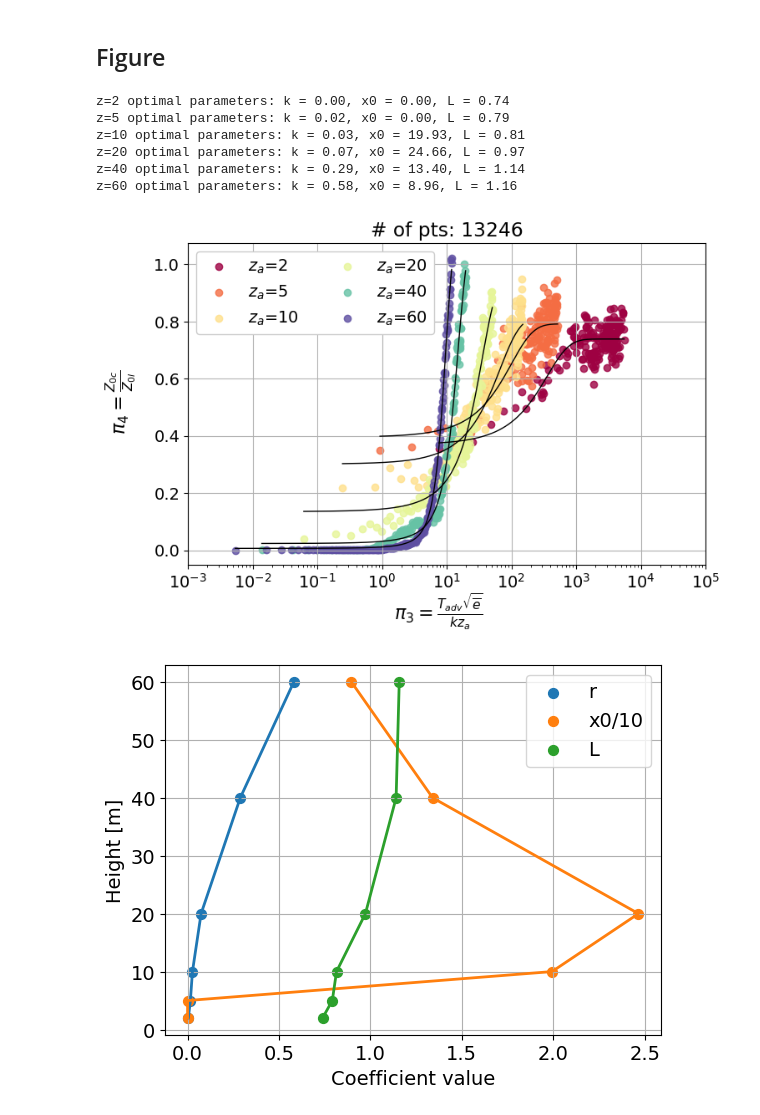
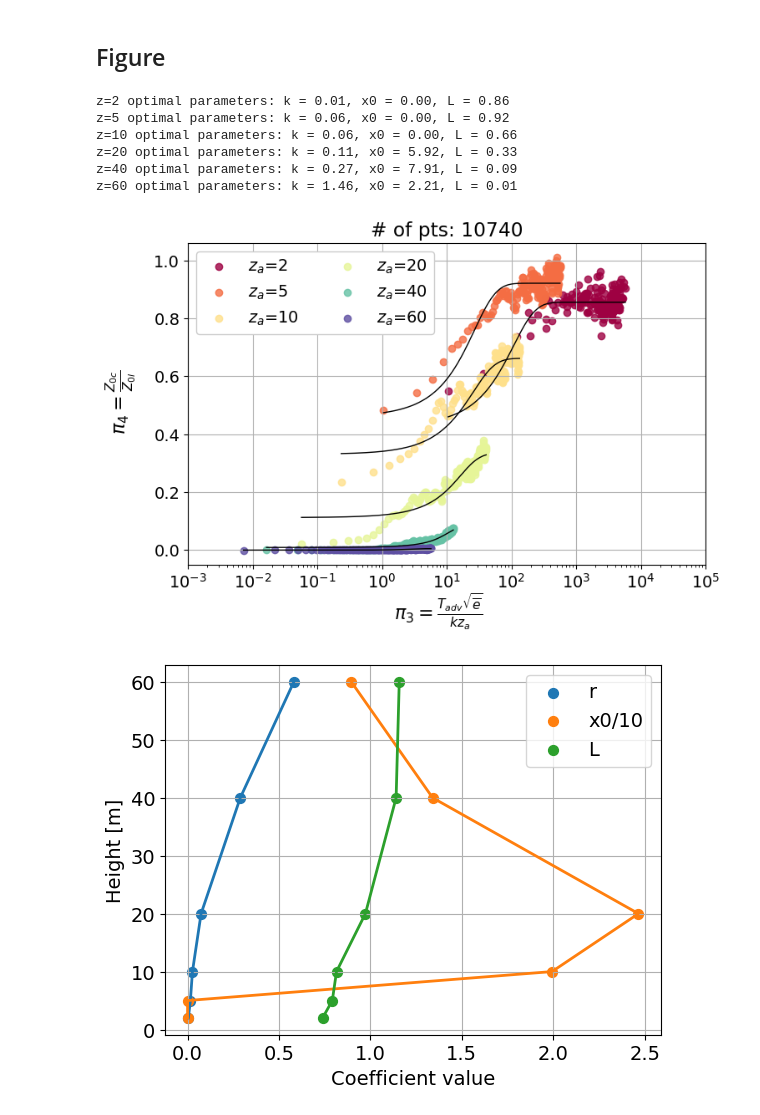
Before and after one commit to jameshlywiak/ABL-surface-layer, a Jupyter notebook: umn_LES.ipynb, the cells around one changed output. Saved outputs shown, nothing was run; the diff lists cells and outputs as text; code cells hidden in the pictures.

```diff
--- a/umn_LES.ipynb
+++ b/umn_LES.ipynb
@@ -14,6 +14,6 @@ from scipy.stats import norm
 # %% [markdown]
 # Read in LES
 # %%
-LES_data = 'MidPlane_means.csv'
+LES_data = 'MidPlane_means_HighWind_lowTGrad.csv'
 # %%
 LES_df = pd.read_csv(LES_data)
@@ -884,11 +886,12 @@ X, Z = np.meshgrid(ds.X_coast, ds.Height)
 tke = ds.TKE
 tadv = (X/ds.hwsp)
 z0_land = 1
-z0_water = 0
+z0_water = 1e-4
 
 pi1 = ((tadv**1)*(tke**(1/2))/(vonk*Z)).where(mask, drop=True)
 #pi2 = ((z0_land - ds.z0)/(z0_land - z0_water)).where(mask, drop=True)
-pi2 = (ds.z0/z0_land).where(mask, drop=True)
+#pi2 = (ds.z0/z0_land).where(mask, drop=True)
+pi2 = (1-(z0_land - ds.z0)/(z0_land - z0_water)).where(mask, drop=True)
 
 N = len(qheight)
 cmap = cm.Spectral
@@ -929,47 +932,47 @@ for q,h in enumerate(qheight):
     #print(f"z={h} optimal parameters: a = {popt[q,0]:.2f}, k = {popt[q,1]:.2f}, x0 = {popt[q,2]:.2f}, L = {popt[q,3]:.2f}")
     print(f"z={h} optimal parameters: k = {popt[q,0]:.2f}, x0 = {popt[q,1]:.2f}, L = {popt[q,2]:.2f}")
     #print(f"z={h} optimal parameters: a = {popt[q,0]:.2f}, b = {popt[q,1]:.2f}")
-    xpts = np.linspace(xdata.min(), xdata.max(), 10000)
+    xpts = np.linspace(xdata.min().values, xdata.max().values, 10000)
     #xpts = np.logspace(-2, 5, 10000)
     ax.plot(xpts, logistic(xpts, *popt[q,:]), color='k', lw=1)
     #if q>3: ax.plot(xpts, mod_tanh(xpts, 10, b=0.1, c=1, d=0), color=colors[q], ls='--')
 
 ax.set_title(f'# of pts: {pi1.size}')
 
 '''
 ax.annotate(r'$\leftarrow$ Lower TKE, Residence time',
             (1e-2, -1.8), fontsize=10,
             bbox=dict(facecolor='white', edgecolor='black'))
 ax.annotate(r'Higher TKE, Residence time $\rightarrow$ ',
             (8e1, -1.8), fontsize=10,
             bbox=dict(facecolor='white', edgecolor='black'))
 ax.annotate(r'$\leftarrow$ Higher $Z_{0c}$', (2e-3, -1.2),  fontsize=10, rotation='vertical',
             bbox=dict(facecolor='white', edgecolor='black'))
 ax.annotate(r'Lower $Z_{0c} \rightarrow$ ', (2e-3, 0.1),  fontsize=10, rotation='vertical',
             bbox=dict(facecolor='white', edgecolor='black'))
 '''
 
 fig.supxlabel(r'$\pi_3=\frac{T_{adv}\sqrt{\overline{e}}}{kz_a}$', fontsize=16, y=-0.05)
 fig.supylabel(r'$\pi_4=\frac{Z_{0c}}{Z_{0l}}$', fontsize=16, x=0)
 #fig.supylabel(r'$\pi_2=\frac{Z_{0l}-Z_{0c}}{Z_{0l}-Z_{0w}}$', fontsize=16, x=0)
 
 ax.set_xscale('log')
 #ax.set_yscale('log')
 #ax.set_ylim([-0.1, 3])
 ax.set_xlim([1e-3, 1e5])
 ax.legend(ncol=2, framealpha=1, fontsize='medium')
 
 if saveplt == 1:
     fig.savefig('z0_pi_sim_logistic.png', dpi=200, bbox_inches='tight')
     fig.savefig('z0_pi_sim_logistic.pdf', bbox_inches='tight')
 # %% [output]
-z=2 optimal parameters: k = 0.00, x0 = 0.00, L = 0.74
-z=5 optimal parameters: k = 0.02, x0 = 0.00, L = 0.79
-z=10 optimal parameters: k = 0.03, x0 = 19.93, L = 0.81
-z=20 optimal parameters: k = 0.07, x0 = 24.66, L = 0.97
-z=40 optimal parameters: k = 0.29, x0 = 13.40, L = 1.14
-z=60 optimal parameters: k = 0.58, x0 = 8.96, L = 1.16
+z=2 optimal parameters: k = 0.01, x0 = 0.00, L = 0.86
+z=5 optimal parameters: k = 0.06, x0 = 0.00, L = 0.92
+z=10 optimal parameters: k = 0.06, x0 = 0.00, L = 0.66
+z=20 optimal parameters: k = 0.11, x0 = 5.92, L = 0.33
+z=40 optimal parameters: k = 0.27, x0 = 7.91, L = 0.09
+z=60 optimal parameters: k = 1.46, x0 = 2.21, L = 0.01
-[figure, old version]
+[figure, new version]
 # %%
 plt.rcParams.update({'font.size': 14})
 fig, ax = plt.subplots(1,1)
```
Also changed, not shown: parts of 13 cells of this notebook, 3 other files.
